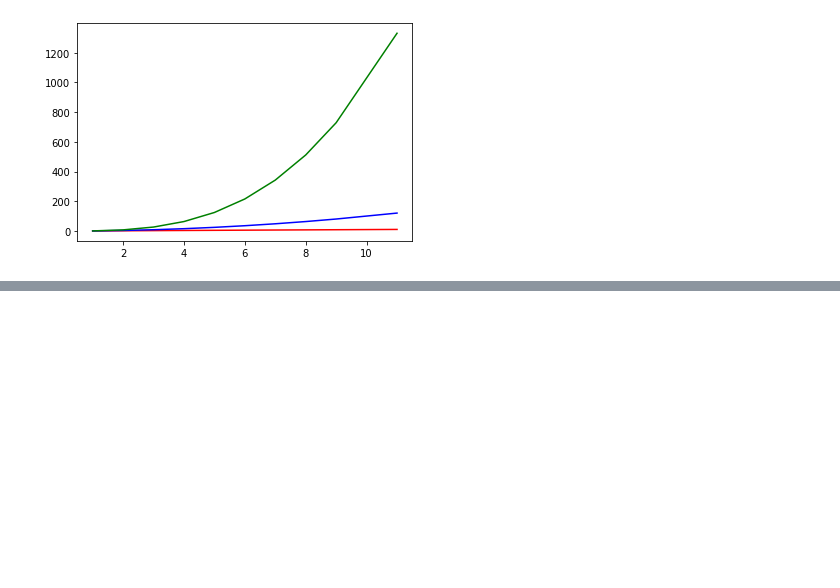
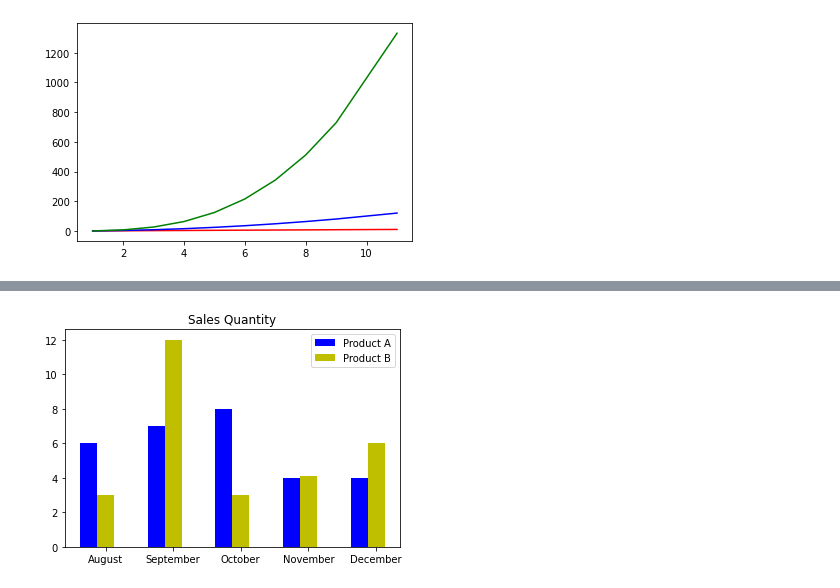
Before and after one commit to jpaulorc/DSZ, a Jupyter notebook: Data_Visualization.ipynb, the cells around one changed output, grey strips where cells are left out. Cells and saved outputs as stored; diff of their text form; code cells hidden in the pictures; blank space fills up the shorter version.

```diff
--- a/Data_Visualization.ipynb
+++ b/Data_Visualization.ipynb
@@ -53,0 +62,19 @@ plt.show()
+# %%
+values_A = [6,7,8,4,4]
+values_B = [3,12,3,4.1,6]
+
+x1 = np.arange(len(values_A))
+x2 = [x + 0.25 for x in x1]
+
+plt.bar(x1, values_A, width=0.25, label='Product A', color='b')
+plt.bar(x2, values_B, width=0.25, label='Product B', color='y')
+
+months = ['August', 'September', 'October', 'November', 'December']
+
+plt.xticks([x + 0.25 for x in range(len(values_A))], months)
+
+plt.legend()
+plt.title('Sales Quantity')
+plt.show()
+# %% [output]
+[figure, added]
```
Also changed, not shown: parts of 1 cell of this notebook.
